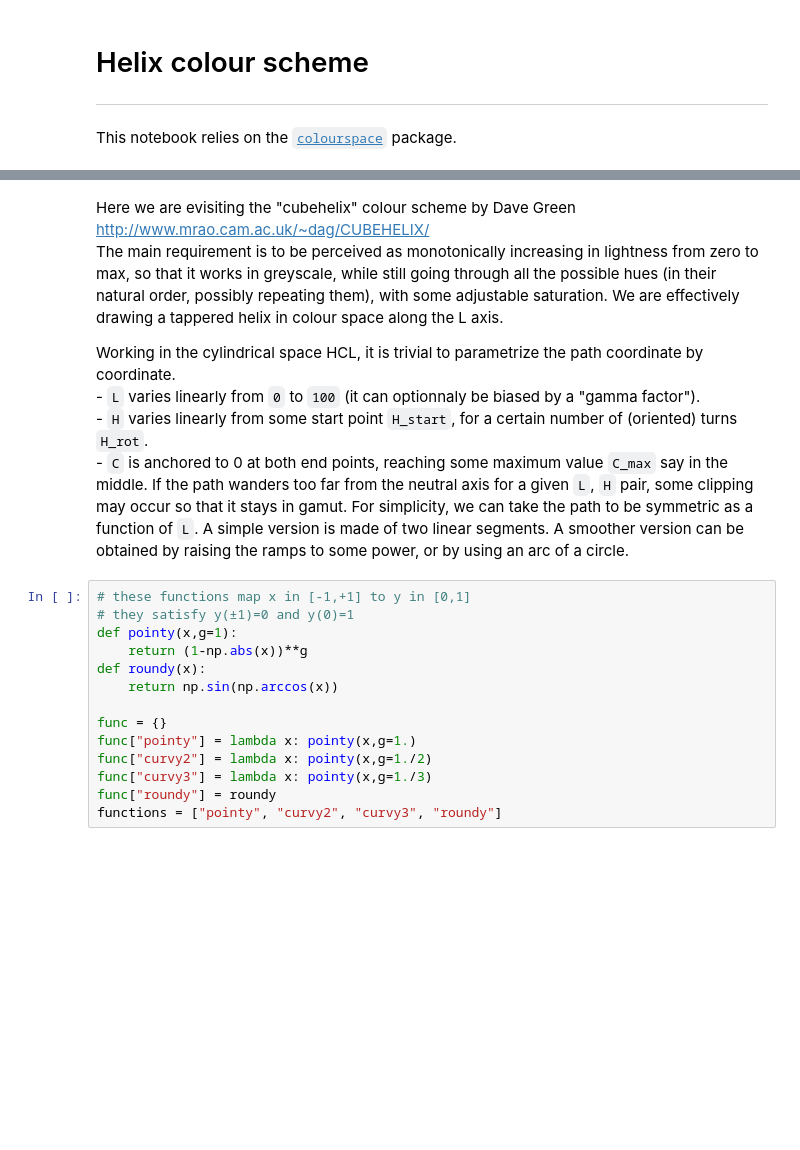
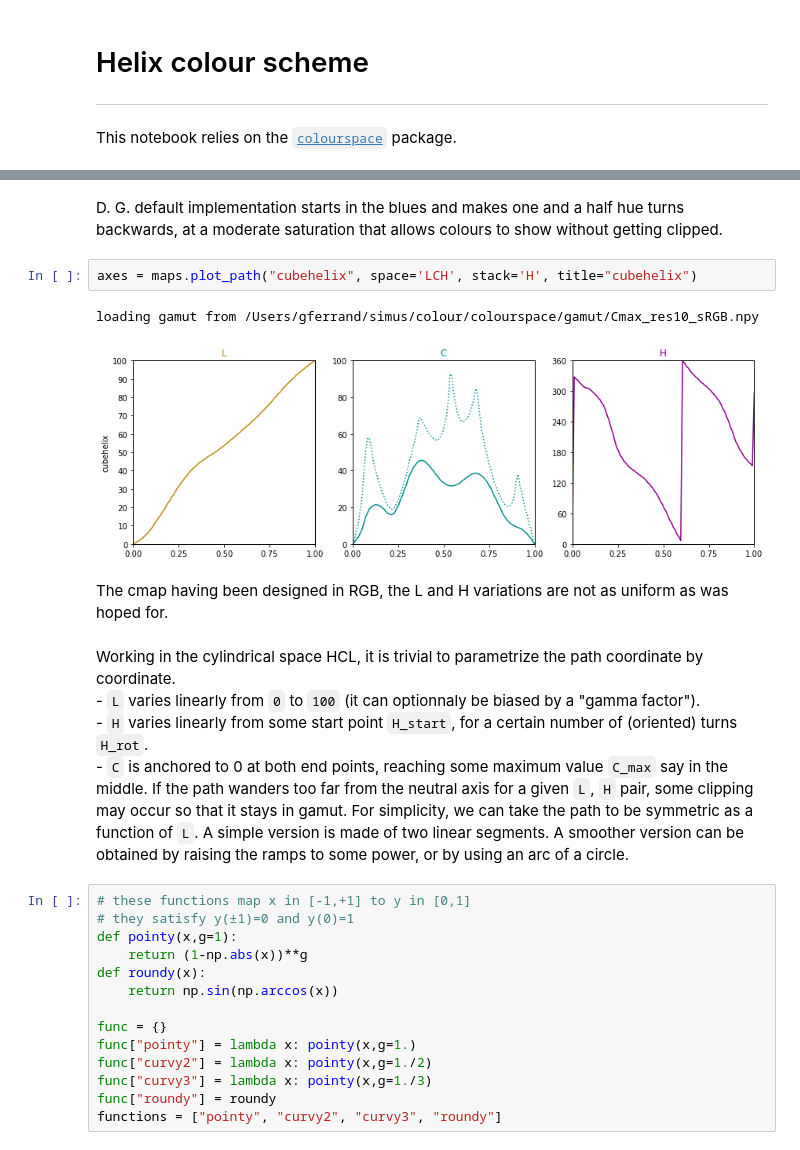
Before and after one commit to gillesferrand/colourspace, a Jupyter notebook: 5.1 cmaps helix.ipynb, the cells around one changed output, grey strips where cells are left out. Cells and saved outputs as stored; diff of their text form; blank space fills up the shorter version.

````diff
--- a/5.1 cmaps helix.ipynb
+++ b/5.1 cmaps helix.ipynb
@@ -5,7 +22,13 @@
+# %% [markdown]
+D. G. default implementation starts in the blues and makes one and a half hue turns backwards, at a moderate saturation that allows colours to show without getting clipped.
+# %%
+axes = maps.plot_path("cubehelix", space='LCH', stack='H', title="cubehelix")
+# %% [output]
+loading gamut from /Users/gferrand/simus/colour/colourspace/gamut/Cmax_res10_sRGB.npy
+[figure, added]
+# %% [markdown]
+The cmap having been designed in RGB, the L and H variations are not as uniform as was hoped for.
 # %% [markdown]
-Here we are evisiting the "cubehelix" colour scheme by Dave Green<br> http://www.mrao.cam.ac.uk/~dag/CUBEHELIX/<br>
-The main requirement is to be perceived as monotonically increasing in lightness from zero to max, so that it works in greyscale, while still going through all the possible hues (in their natural order, possibly repeating them), with some adjustable saturation. We are effectively drawing a tappered helix in colour space along the L axis.
-
 Working in the cylindrical space HCL, it is trivial to parametrize the path coordinate by coordinate. <br>
 \- ```L``` varies linearly from ```0``` to ```100``` (it can optionnaly be biased by a "gamma factor"). <br>
 \- ```H``` varies linearly from some start point ```H_start```, for a certain number of (oriented) turns ```H_rot```. <br>
````
Also changed, not shown: parts of 20 cells of this notebook, 4 other files.
